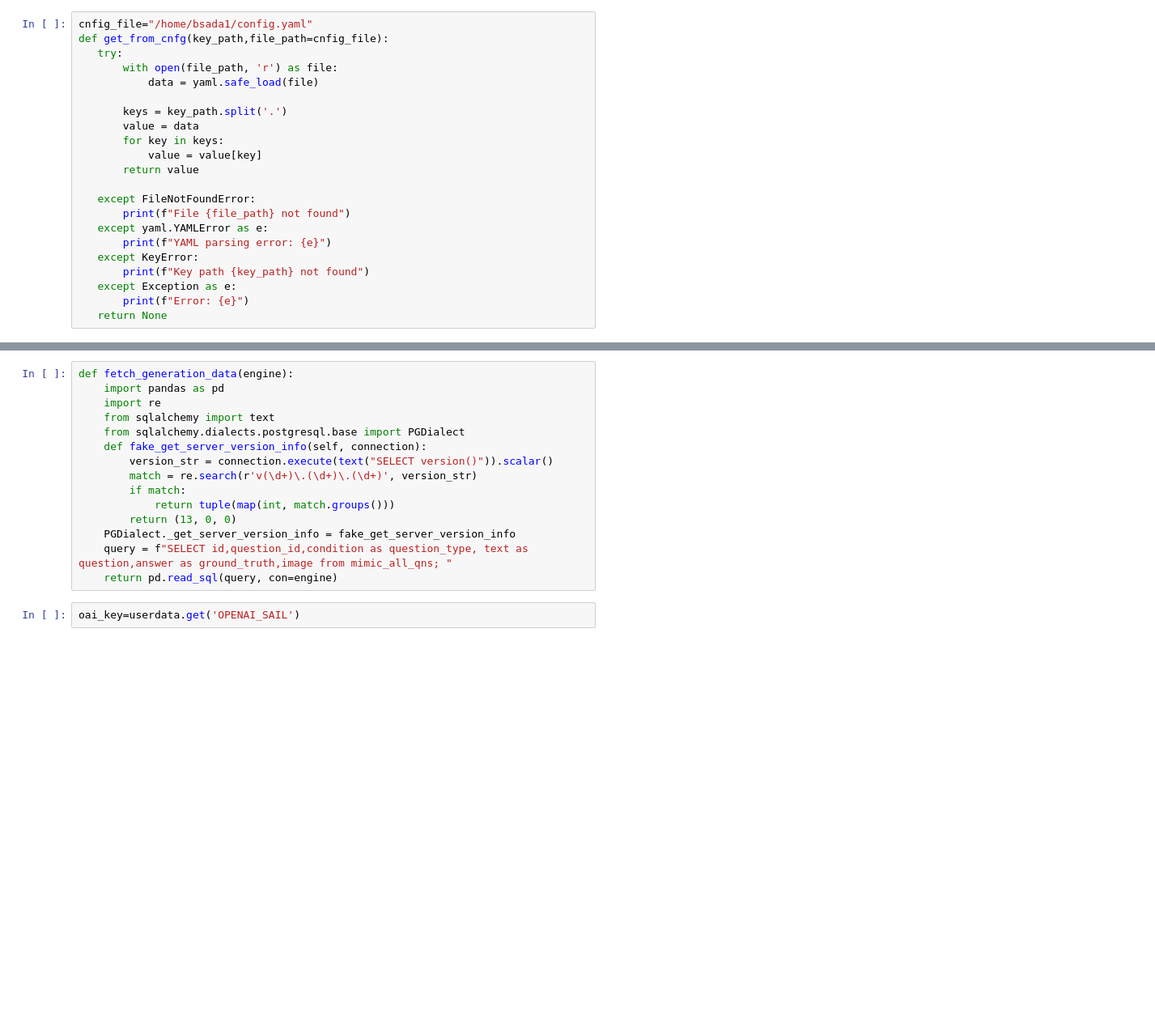
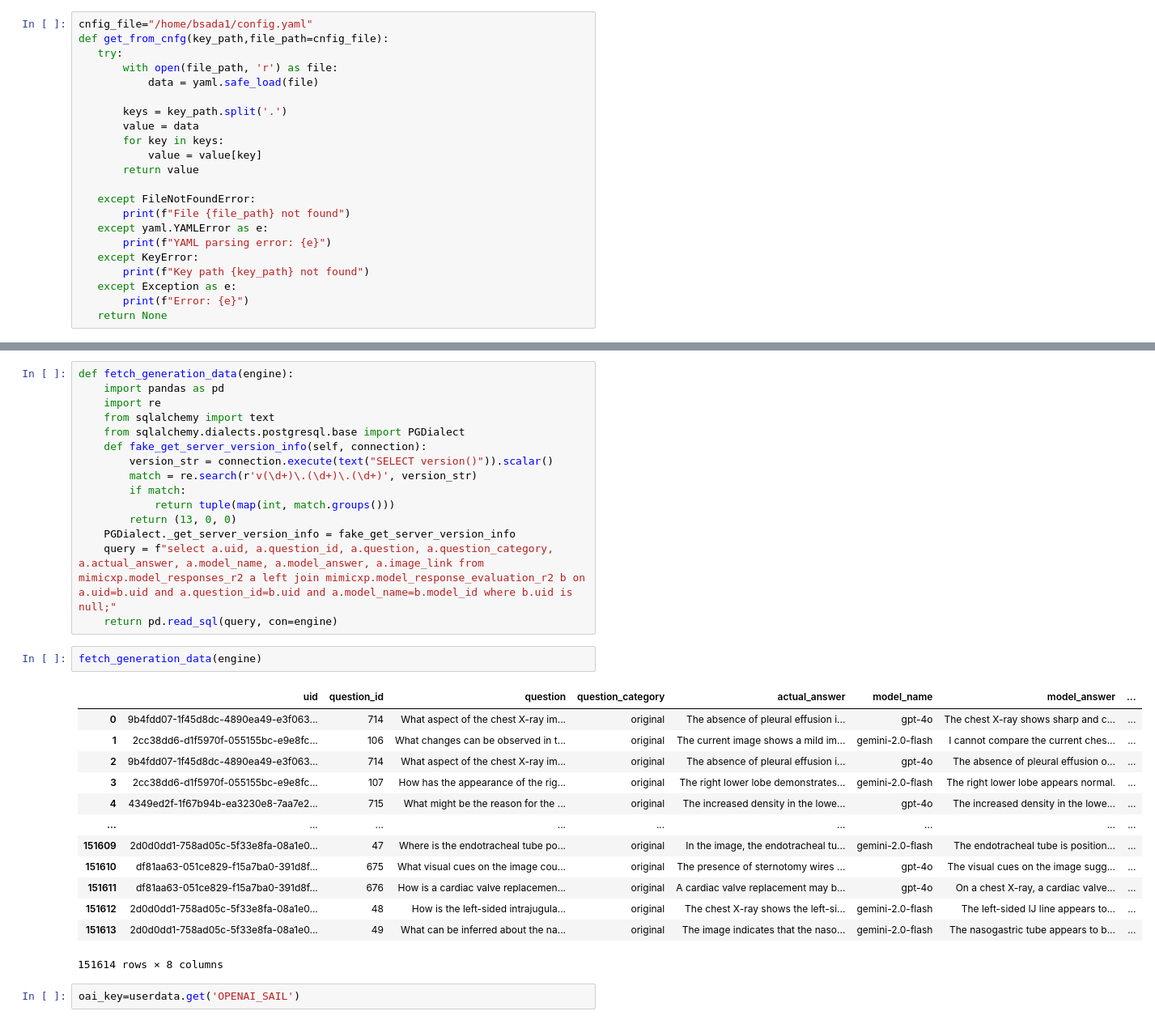
Before and after one commit to thedatasense/robust-med-mllm-experiments, a Jupyter notebook: models/GPT/gpt-evaluation.ipynb, the cells around one changed output, grey strips where cells are left out. Shown at 81% size. Drawn from its saved outputs; the diff is of its cells as text; blank space fills up the shorter version.

```diff
--- a/models/GPT/gpt-evaluation.ipynb
+++ b/models/GPT/gpt-evaluation.ipynb
@@ -143,7 +144,23 @@ def fetch_generation_data(engine):
             return tuple(map(int, match.groups()))
         return (13, 0, 0)
     PGDialect._get_server_version_info = fake_get_server_version_info
-    query = f"SELECT id,question_id,condition as question_type, text as question,answer as ground_truth,image from mimic_all_qns; "
+    query = f"select a.uid, a.question_id, a.question, a.question_category, a.actual_answer, a.model_name, a.model_answer, a.image_link from mimicxp.model_responses_r2 a left join mimicxp.model_response_evaluation_r2 b on a.uid=b.uid and a.question_id=b.uid and a.model_name=b.model_id where b.uid is null;"
     return pd.read_sql(query, con=engine)
+# %%
+fetch_generation_data(engine)
+# %% [output]
+|  | uid | question_id | question | question_category | actual_answer | model_name | model_answer | ... |
+| 0 | 9b4fdd07-1f45d8dc-4890ea49-e3f063... | 714 | What aspect of the chest X-ray im... | original | The absence of pleural effusion i... | gpt-4o | The chest X-ray shows sharp and c... | ... |
+| 1 | 2cc38dd6-d1f5970f-055155bc-e9e8fc... | 106 | What changes can be observed in t... | original | The current image shows a mild im... | gemini-2.0-flash | I cannot compare the current ches... | ... |
+| 2 | 9b4fdd07-1f45d8dc-4890ea49-e3f063... | 714 | What aspect of the chest X-ray im... | original | The absence of pleural effusion i... | gpt-4o | The absence of pleural effusion o... | ... |
+| 3 | 2cc38dd6-d1f5970f-055155bc-e9e8fc... | 107 | How has the appearance of the rig... | original | The right lower lobe demonstrates... | gemini-2.0-flash | The right lower lobe appears normal. | ... |
+| 4 | 4349ed2f-1f67b94b-ea3230e8-7aa7e2... | 715 | What might be the reason for the ... | original | The increased density in the lowe... | gpt-4o | The increased density in the lowe... | ... |
+| ... | ... | ... | ... | ... | ... | ... | ... | ... |
+| 151609 | 2d0d0dd1-758ad05c-5f33e8fa-08a1e0... | 47 | Where is the endotracheal tube po... | original | In the image, the endotracheal tu... | gemini-2.0-flash | The endotracheal tube is position... | ... |
+| 151610 | df81aa63-051ce829-f15a7ba0-391d8f... | 675 | What visual cues on the image cou... | original | The presence of sternotomy wires ... | gpt-4o | The visual cues on the image sugg... | ... |
+| 151611 | df81aa63-051ce829-f15a7ba0-391d8f... | 676 | How is a cardiac valve replacemen... | original | A cardiac valve replacement may b... | gpt-4o | On a chest X-ray, a cardiac valve... | ... |
+| 151612 | 2d0d0dd1-758ad05c-5f33e8fa-08a1e0... | 48 | How is the left-sided intrajugula... | original | The chest X-ray shows the left-si... | gemini-2.0-flash | The left-sided IJ line appears to... | ... |
+| 151613 | 2d0d0dd1-758ad05c-5f33e8fa-08a1e0... | 49 | What can be inferred about the na... | original | The image indicates that the naso... | gemini-2.0-flash | The nasogastric tube appears to b... | ... |
+151614 rows × 8 columns
 # %%
 oai_key=userdata.get('OPENAI_SAIL')
```
Also changed, not shown: parts of 14 cells of this notebook.
